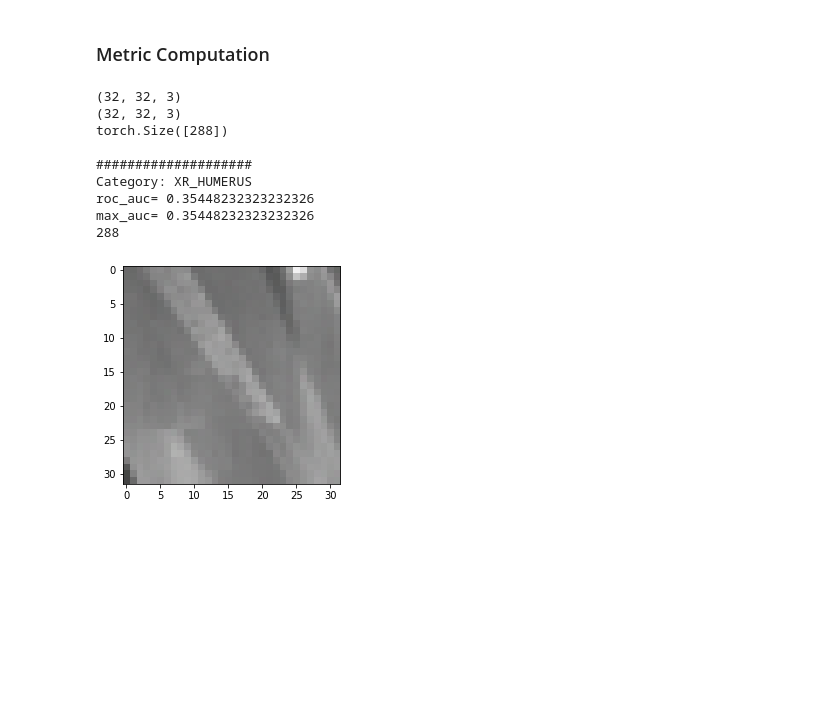
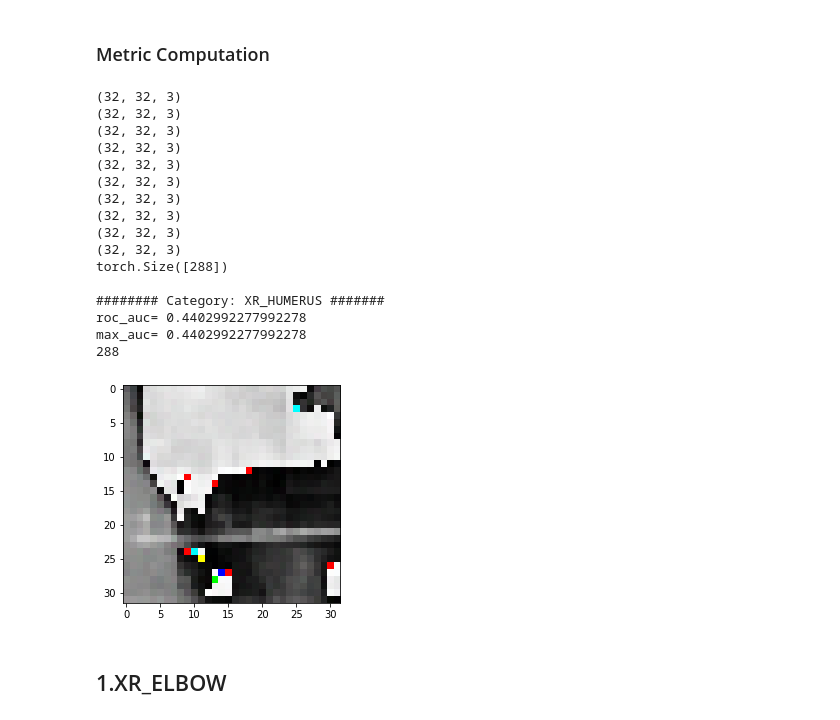
Before and after one commit to jeyasri-s2/CMPE-297-DeepLearning, a Jupyter notebook: Notebook/AnoGAN_Inference_Metric_AllCat.ipynb, the cells around one changed output. Saved outputs shown, nothing was run; the diff lists cells and outputs as text; code cells hidden in the pictures; blank space fills up the shorter version.

```diff
--- a/Notebook/AnoGAN_Inference_Metric_AllCat.ipynb
+++ b/Notebook/AnoGAN_Inference_Metric_AllCat.ipynb
@@ -363,6 +363,7 @@ with torch.no_grad():
             labels[i*batch_size:(i+1)*batch_size].copy_(lbls)
             emb_query = encoder(imgs)
             fake_imgs = generator(emb_query)
+            emb_fake = encoder(fake_imgs)
 
             image_feats  = discriminator(imgs)
             recon_feats = discriminator(fake_imgs)
@@ -379,39 +380,53 @@ with torch.no_grad():
 
             im3 = tensor2im(diff)
             plt.imshow(im3)
             print(im.shape)
             print(im3.shape)
-            break
+            #break
 
             image_distance = torch.mean(torch.pow(imgs-fake_imgs, 2), dim=[1,2,3])
             feat_distance = torch.mean(torch.pow(image_feats-recon_feats, 2), dim=1)
 
-            # z_distance = mse_loss(emb_query, emb_fake)
+            #z_distance = torch.nn.MSELoss(emb_query, emb_fake)#mse_loss(emb_query, emb_fake)
+            #print z_distance
+            #print('z_distance=',z_distance)
+            #print('hiiiiiiiii')
             scores[i*batch_size:(i+1)*batch_size].copy_(feat_distance)
 
     labels = labels.cpu()
     # scores = torch.mean(scores,)
     scores = scores.cpu().squeeze()
     print(scores.shape)
 
-    print('\n####################')
-    print('Category: XR_HUMERUS')
+    #print('\n####################')
+    print('\n######## Category: XR_HUMERUS #######')
+
+
     # True/False Positive Rates.
     fpr, tpr, thresholds = roc_curve(labels, scores)
     roc_auc = auc(fpr, tpr)
     print('roc_auc=', roc_auc)
     max_auc = max(roc_auc, max_auc)
     print('max_auc=', max_auc)
 
     print(len(valid_dataloader.dataset))
 # %% [output]
+(32, 32, 3)
+(32, 32, 3)
+(32, 32, 3)
+(32, 32, 3)
+(32, 32, 3)
+(32, 32, 3)
+(32, 32, 3)
+(32, 32, 3)
 (32, 32, 3)
 (32, 32, 3)
 torch.Size([288])
 
-####################
-Category: XR_HUMERUS
-roc_auc= 0.35448232323232326
-max_auc= 0.35448232323232326
+######## Category: XR_HUMERUS #######
+roc_auc= 0.4402992277992278
+max_auc= 0.4402992277992278
 288
-[figure, old version]
+[figure, new version]
+# %% [markdown]
+## 1.XR_ELBOW
```
Also changed, not shown: parts of 5 cells of this notebook.
